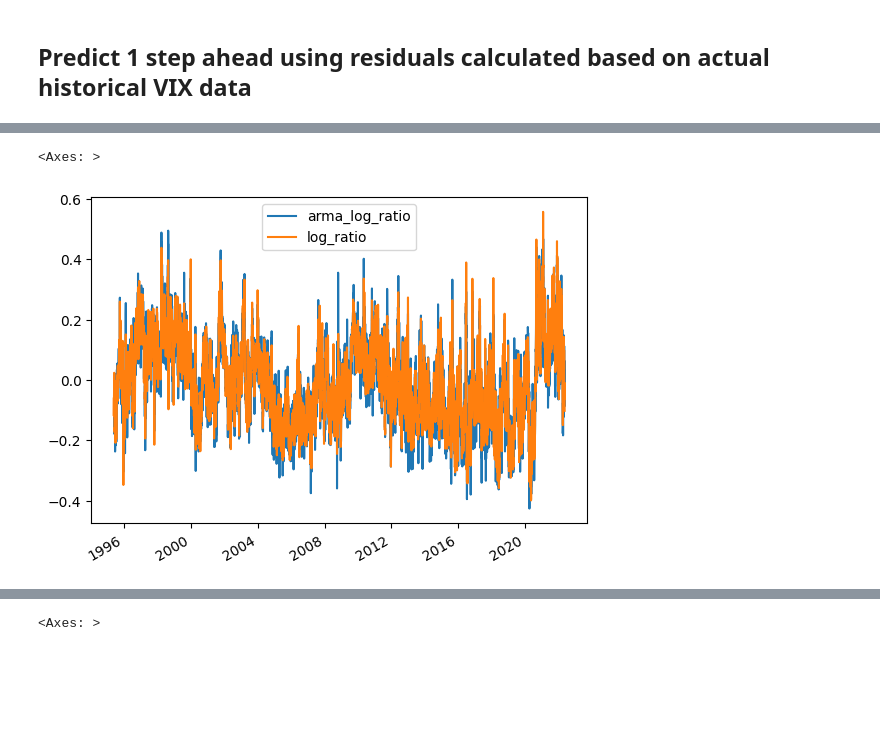
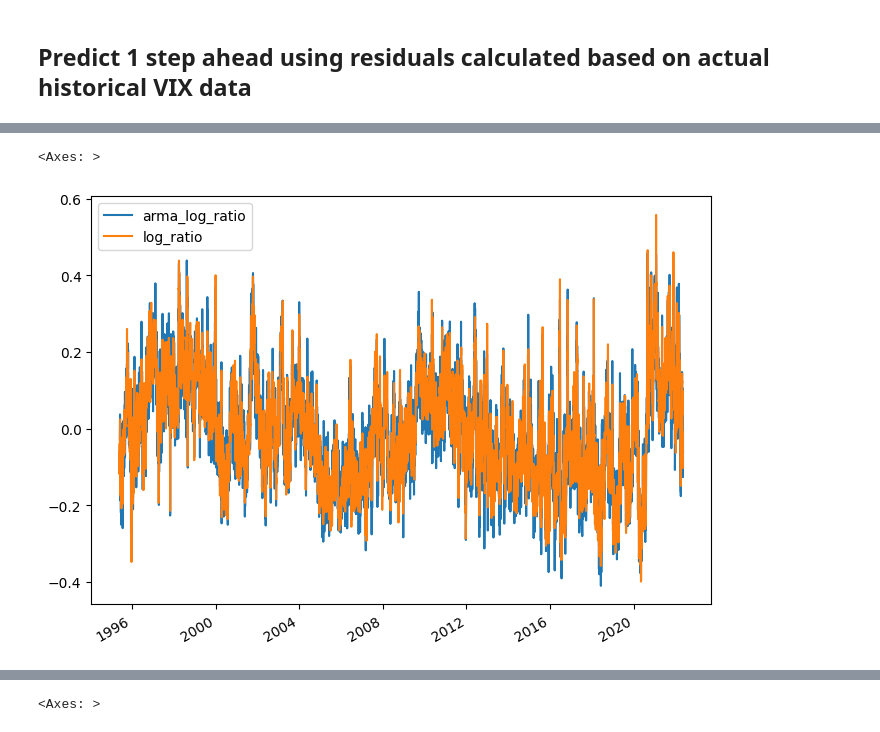
Before and after one commit to luchungi/VolatilityIsMostlyPathDependent, a Jupyter notebook: PDV_plus_MA.ipynb, the cells around one changed output, grey strips where cells are left out. Saved outputs shown, nothing was run; the diff lists cells and outputs as text; code cells hidden in the pictures; blank space fills up the shorter version.

```diff
--- a/PDV_plus_MA.ipynb
+++ b/PDV_plus_MA.ipynb
@@ -96,6 +97,8 @@ Mean: 0.0000, Min: -0.1113, Max: 0.1169, MAE: 0.0205, MSE: 0.0007, R^2: 0.8991
 # %%
 preds = predict(*res.x, data, window)
 df_preds = data[window-1:].copy()
+df_preds['vix_shift'] = df_preds['vix'].shift(1)
+df_preds['log_vix_shift'] = np.log(df_preds['vix_shift'])
 df_preds['preds'] = preds
 df_preds['residuals'] = df_preds['vix'] - df_preds['preds']
 df_preds['ratio'] = df_preds['vix'] / df_preds['preds']
@@ -118,7 +121,7 @@ df_preds
 # %%
 y = df_preds['log_ratio'][:-1] if use_log_ratio else df_preds['ratio'][:-1]
-x = df_preds['vix'].shift(-1).dropna() # shift use that time t-1 vix is used to predict residual for time t
-if use_vix_exog:
+x = df_preds[exog_col][:-1]
+if use_exog:
     arma_model = arch.arch_model(y, x, mean='ARX', vol='ARCH', lags=n_lags, p=res_window, rescale=False) # with vix as exogenous variable
 else:
     arma_model = arch.arch_model(y, mean='ARX', vol='ARCH', lags=n_lags, p=res_window, rescale=False) # without vix as exogenous variable
@@ -199,6 +192,7 @@ full_data
 preds = predict(*res.x, full_data, window)
 df_preds = full_data[window-1:].copy() # remove data used to calculate first PDV prediction
 df_preds['vix_shift'] = df_preds['vix'].shift(1) # shift use that time t-1 vix is used to predict residual for time t
+df_preds['log_vix_shift'] = np.log(df_preds['vix_shift'])
 df_preds['preds'] = preds
 df_preds['residuals'] = df_preds['vix'] - df_preds['preds']
 df_preds['ratio'] = df_preds['vix'] / df_preds['preds']
@@ -221,13 +215,13 @@ df_preds
 # %%
 y = df_preds['log_ratio'][1:] if use_log_ratio else df_preds['ratio'][1:] # drop the first row because vix_shift is nan
-x = df_preds['vix_shift'][1:]
-if use_vix_exog:
+x = df_preds[exog_col][1:].values
+if use_exog:
     arma_model_test = arch.arch_model(y=y, mean='ARX', vol='ARCH', lags=n_lags, p=res_window, rescale=False, x=x) # with vix as exogenous variable
 else:
     arma_model_test = arch.arch_model(y=y, mean='ARX', vol='ARCH', lags=n_lags, p=res_window, rescale=False) # without vix as exogenous variable
 arma_model_test.distribution = ARCHNormal(seed=seed) # set seed for reproducibility
 fix_res = arma_model_test.fix(arma_res.params) # fix the parameters based on fitting on full data
-if use_vix_exog:
+if use_exog:
     sims = fix_res.forecast(horizon=1, start=df_preds.index[max_lag], method='simulation', simulations=2, align='origin', x=x[:,np.newaxis]) # with vix as exogenous variable
 else:
     sims = fix_res.forecast(horizon=1, start=df_preds.index[max_lag], method='simulation', simulations=2, align='origin') # without vix as exogenous variable
@@ -266,9 +260,9 @@ df_preds['arma_residuals'].sum(), df_preds['residuals'].sum(), np.abs(df_preds['
  150.70027690533388)
 # %%
-df_preds[['arma_log_ratio', 'log_ratio']].plot()
+df_preds[['arma_log_ratio', 'log_ratio']].plot(figsize=(8, 6))
 # %% [output]
 <Axes: >
-[figure, old version]
+[figure, new version]
 # %%
 fig, ax = plt.subplots(2, 1, figsize=(20, 16))
 
```
Also changed, not shown: parts of 17 cells of this notebook, 4 other files.
